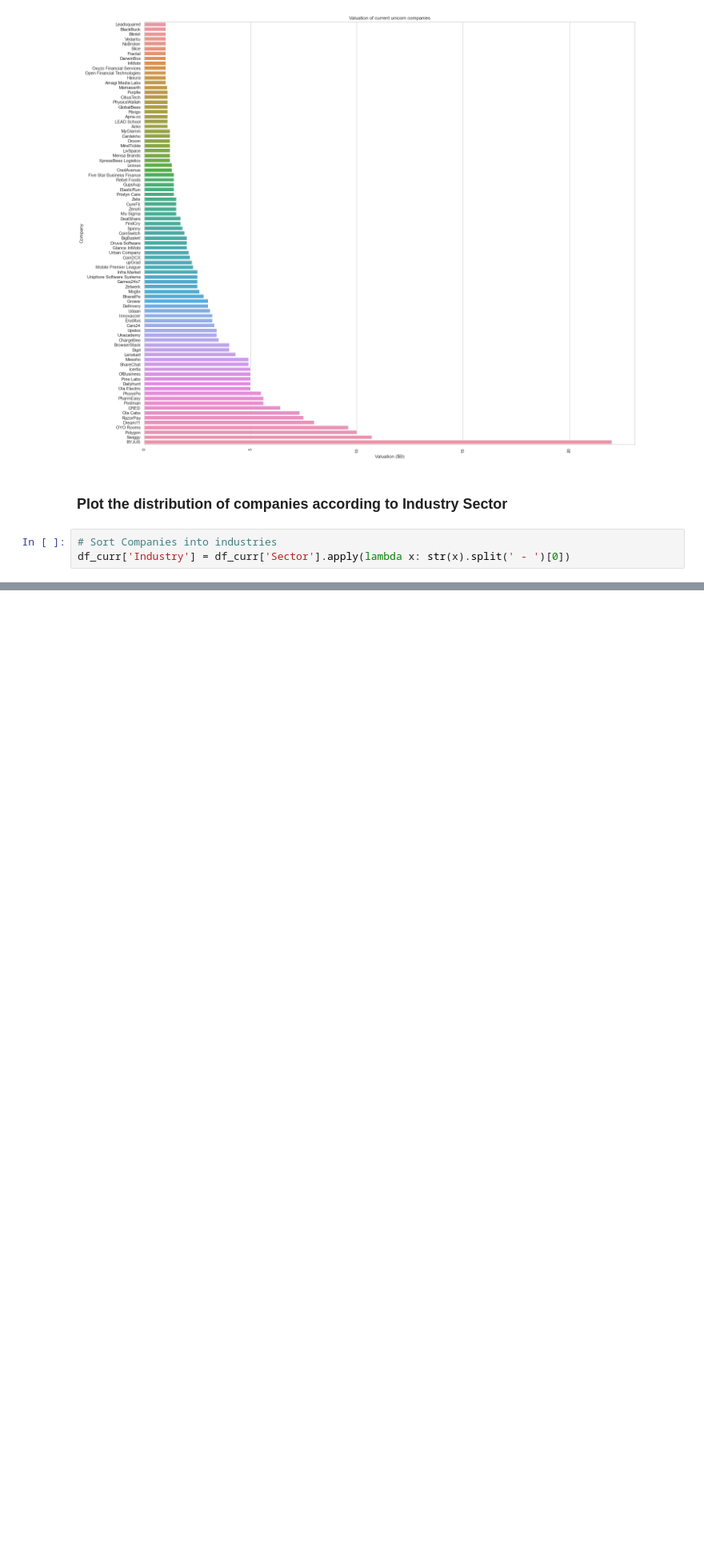
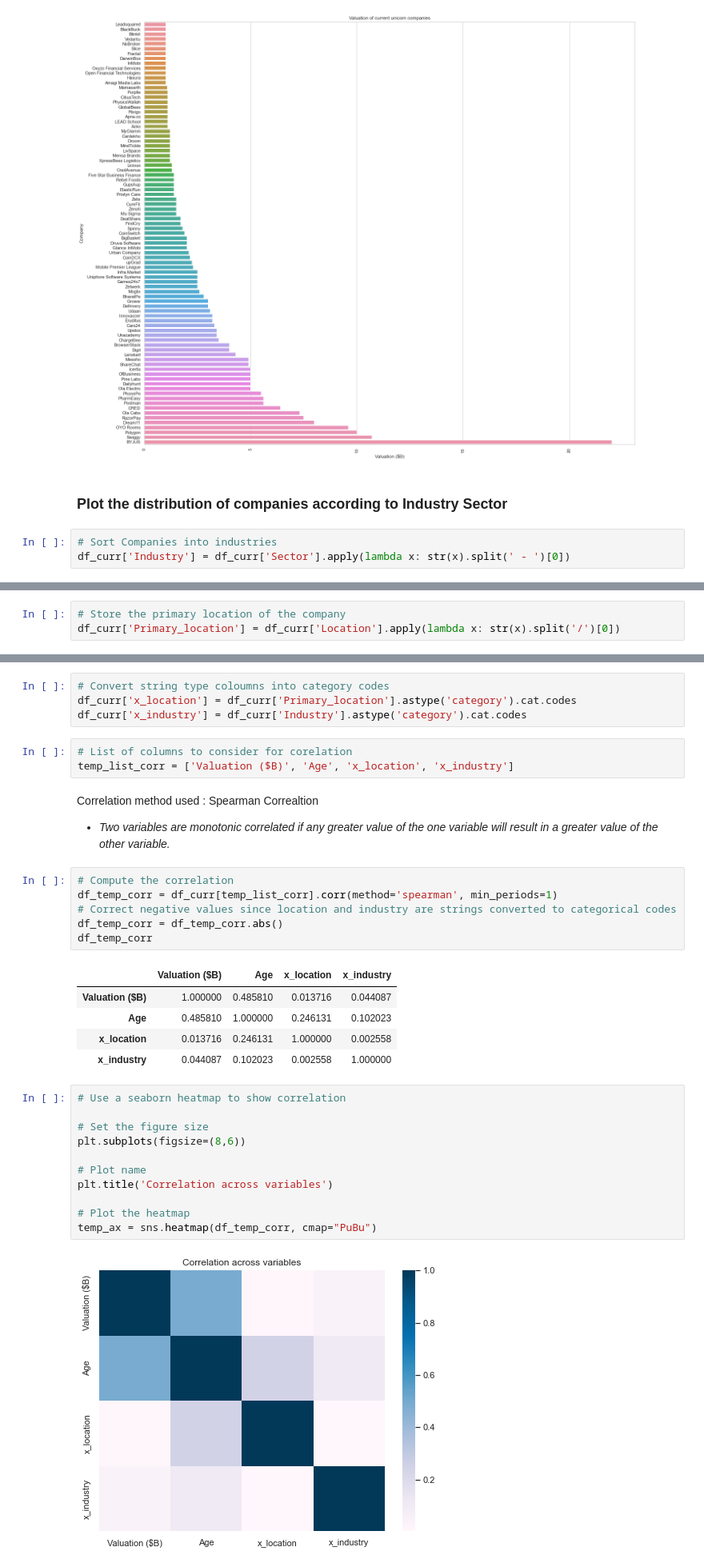
Before and after one commit to amitdas022/Unicorns, a Jupyter notebook: notebooks/indian_unicorns.ipynb, the cells around one changed output, grey strips where cells are left out. Shown at 80% size. Saved outputs shown, nothing was run; the diff lists cells and outputs as text; blank space fills up the shorter version.

```diff
--- a/notebooks/indian_unicorns.ipynb
+++ b/notebooks/indian_unicorns.ipynb
@@ -142,0 +152,3 @@ plt.show()
+# %%
+# Store the primary location of the company
+df_curr['Primary_location'] = df_curr['Location'].apply(lambda x: str(x).split('/')[0])
@@ -142,0 +157,36 @@ plt.show()
+# %%
+# Convert string type coloumns into category codes
+df_curr['x_location'] = df_curr['Primary_location'].astype('category').cat.codes
+df_curr['x_industry'] = df_curr['Industry'].astype('category').cat.codes
+# %%
+# List of columns to consider for corelation
+temp_list_corr = ['Valuation ($B)', 'Age', 'x_location', 'x_industry']
+# %% [markdown]
+Correlation method used : Spearman Correaltion
+
+* *Two variables are monotonic correlated if any greater value of the one variable will result in a greater value of the other variable.*
+# %%
+# Compute the correlation
+df_temp_corr = df_curr[temp_list_corr].corr(method='spearman', min_periods=1)
+# Correct negative values since location and industry are strings converted to categorical codes
+df_temp_corr = df_temp_corr.abs()
+df_temp_corr
+# %% [output]
+|  | Valuation ($B) | Age | x_location | x_industry |
+| Valuation ($B) | 1.000000 | 0.485810 | 0.013716 | 0.044087 |
+| Age | 0.485810 | 1.000000 | 0.246131 | 0.102023 |
+| x_location | 0.013716 | 0.246131 | 1.000000 | 0.002558 |
+| x_industry | 0.044087 | 0.102023 | 0.002558 | 1.000000 |
+# %%
+# Use a seaborn heatmap to show correlation
+
+# Set the figure size
+plt.subplots(figsize=(8,6))
+
+# Plot name
+plt.title('Correlation across variables')
+
+# Plot the heatmap
+temp_ax = sns.heatmap(df_temp_corr, cmap="PuBu")
+# %% [output]
+[figure, added]
```
Also changed, not shown: parts of 7 cells of this notebook.
